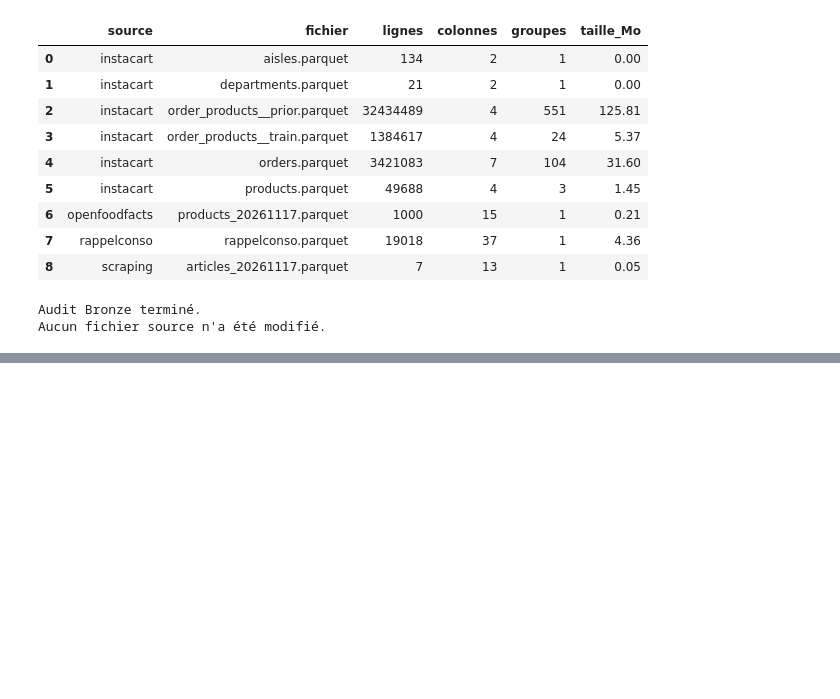
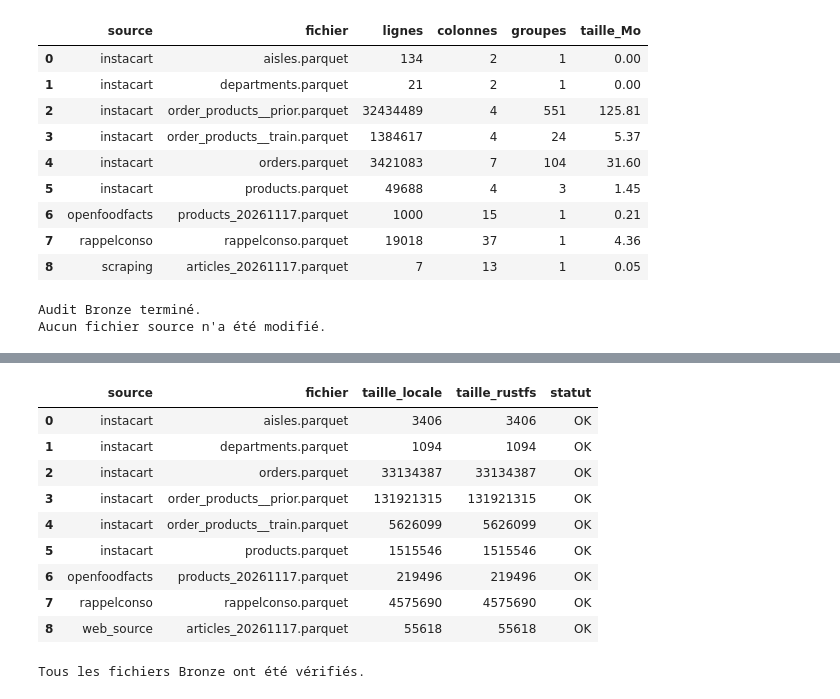
Before and after one commit to Databyolive/projet_mspr_panier_vert, a Jupyter notebook: notebooks/01_bronze_exploration.ipynb, the cells around one changed output, grey strips where cells are left out. Drawn from its saved outputs; the diff is of its cells as text; code cells hidden in the pictures; blank space fills up the shorter version.

```diff
--- a/notebooks/01_bronze_exploration.ipynb
+++ b/notebooks/01_bronze_exploration.ipynb
@@ -441,0 +534,43 @@ Aucun fichier source n'a été modifié.
+# %%
+import pandas as pd
+
+verification = []
+
+for file in uploaded_files:
+
+    response = s3.head_object(
+        Bucket=RUSTFS_BUCKET,
+        Key=file["object_key"]
+    )
+
+    remote_size = response["ContentLength"]
+    local_size = file["local_size"]
+
+    verification.append({
+        "source": file["source"],
+        "fichier": file["filename"],
+        "taille_locale": local_size,
+        "taille_rustfs": remote_size,
+        "statut": "OK" if local_size == remote_size else "ERREUR"
+    })
+
+df_verification = pd.DataFrame(verification)
+
+display(df_verification)
+
+assert (df_verification["statut"] == "OK").all(), \
+    "Certains fichiers n'ont pas été transférés correctement."
+
+print("Tous les fichiers Bronze ont été vérifiés.")
+# %% [output]
+|  | source | fichier | taille_locale | taille_rustfs | statut |
+| 0 | instacart | aisles.parquet | 3406 | 3406 | OK |
+| 1 | instacart | departments.parquet | 1094 | 1094 | OK |
+| 2 | instacart | orders.parquet | 33134387 | 33134387 | OK |
+| 3 | instacart | order_products__prior.parquet | 131921315 | 131921315 | OK |
+| 4 | instacart | order_products__train.parquet | 5626099 | 5626099 | OK |
+| 5 | instacart | products.parquet | 1515546 | 1515546 | OK |
+| 6 | openfoodfacts | products_20261117.parquet | 219496 | 219496 | OK |
+| 7 | rappelconso | rappelconso.parquet | 4575690 | 4575690 | OK |
+| 8 | web_source | articles_20261117.parquet | 55618 | 55618 | OK |
+Tous les fichiers Bronze ont été vérifiés.
```
Also changed, not shown: parts of 4 cells of this notebook, 2 other files.
